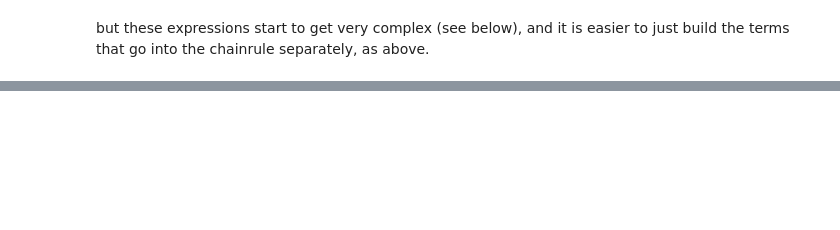
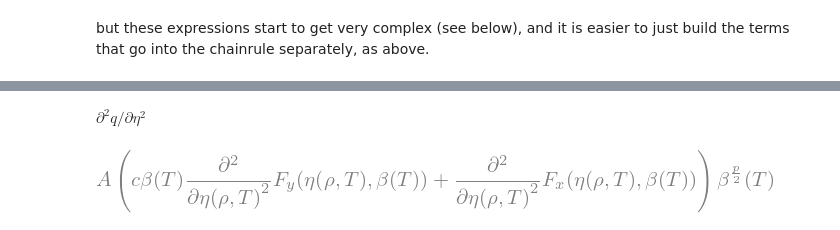
Before and after one commit to zingale/electron_positron_cxx, a Jupyter notebook: degenerate_derivatives.ipynb, the cells around one changed output, grey strips where cells are left out. Cells and saved outputs as stored; diff of their text form; code cells hidden in the pictures; blank space fills up the shorter version.

```diff
--- a/degenerate_derivatives.ipynb
+++ b/degenerate_derivatives.ipynb
@@ -471,0 +527,7 @@ simplify(dpe_dT)
+# %% [markdown]
+$\partial^2 q /\partial \eta^2$
+# %%
+d2qdeta2 = diff(q_full, eta, eta)
+d2qdeta2
+# %% [output]
+[figure, added]
```
Also changed, not shown: parts of 30 cells of this notebook, 3 other files.
